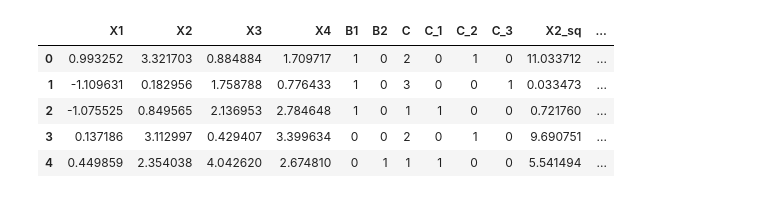
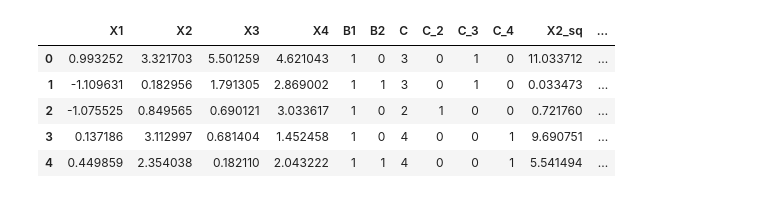
Before and after one commit to FbStatsQuant/Linear-Regression-Analysis, a Jupyter notebook: Regression_Analysis.ipynb, the cells around one changed output. Saved outputs shown, nothing was run; the diff lists cells and outputs as text; code cells hidden in the pictures.

```diff
--- a/Regression_Analysis.ipynb
+++ b/Regression_Analysis.ipynb
@@ -32,35 +28,35 @@ plt.show()
-# %%
-X3 = rng.gamma(shape = 2, scale = 1, size = n)
-X4 = rng.gamma(shape=5, scale = 0.5, size = n)
-
-B1 = rng.binomial(n=1, p=0.5, size=n)
-B2 = rng.binomial(n=1, p=0.2, size=n)
-
-C = rng.choice([0,1,2,3], size = n, p = [0.1, 0.3, 0.4, 0.2])
-
-# Combine all predictors
-data = pd.DataFrame({
-    "X1": X1,
-    "X2": X2,
-    "X3": X3,
-    "X4": X4,
-    "B1": B1,
-    "B2": B2,
-    "C": C
-})
-
-dummies_C = pd.get_dummies(data['C'], prefix='C', drop_first=True).astype(int)
-
-data_full = pd.concat([data, dummies_C], axis = 1)
-
-data_full['X2_sq'] = data['X2']**2
-data_full['X1_B1'] = data_full['X1']*data_full['B1']
-
-data_full.head()
-# %% [output]
-|  | X1 | X2 | X3 | X4 | B1 | B2 | C | C_1 | C_2 | C_3 | X2_sq | ... |
-| 0 | 0.993252 | 3.321703 | 0.884884 | 1.709717 | 1 | 0 | 2 | 0 | 1 | 0 | 11.033712 | ... |
-| 1 | -1.109631 | 0.182956 | 1.758788 | 0.776433 | 1 | 0 | 3 | 0 | 0 | 1 | 0.033473 | ... |
-| 2 | -1.075525 | 0.849565 | 2.136953 | 2.784648 | 1 | 0 | 1 | 1 | 0 | 0 | 0.721760 | ... |
-| 3 | 0.137186 | 3.112997 | 0.429407 | 3.399634 | 0 | 0 | 2 | 0 | 1 | 0 | 9.690751 | ... |
-| 4 | 0.449859 | 2.354038 | 4.042620 | 2.674810 | 0 | 1 | 1 | 1 | 0 | 0 | 5.541494 | ... |
+# %%
+X3 = rng.gamma(shape=2, scale=1, size=n)
+X4 = rng.gamma(shape=5, scale=0.5, size = n)
+
+B1 = rng.binomial(n=1, p=0.5, size=n)
+B2 = rng.binomial(n=1, p=0.2, size=n)
+
+C = rng.choice([1,2,3,4], p = [0.1, 0.3, 0.4, 0.2], size = n)
+
+data = pd.DataFrame({
+    "X1": X1,
+    "X2": X2,
+    "X3": X3,
+    "X4": X4,
+    "B1": B1,
+    "B2": B2,
+    "C": C
+})
+
+
+dummies_C = pd.get_dummies(data['C'], prefix='C', drop_first=True).astype(int)
+
+data_full = pd.concat([data, dummies_C], axis = 1)
+
+data_full['X2_sq'] = data_full['X2']**2
+data_full['X1_B1'] = data_full['X1']*data_full['B1']
+
+data_full.head()
+# %% [output]
+|  | X1 | X2 | X3 | X4 | B1 | B2 | C | C_2 | C_3 | C_4 | X2_sq | ... |
+| 0 | 0.993252 | 3.321703 | 5.501259 | 4.621043 | 1 | 0 | 3 | 0 | 1 | 0 | 11.033712 | ... |
+| 1 | -1.109631 | 0.182956 | 1.791305 | 2.869002 | 1 | 1 | 3 | 0 | 1 | 0 | 0.033473 | ... |
+| 2 | -1.075525 | 0.849565 | 0.690121 | 3.033617 | 1 | 0 | 2 | 1 | 0 | 0 | 0.721760 | ... |
+| 3 | 0.137186 | 3.112997 | 0.681404 | 1.452458 | 1 | 0 | 4 | 0 | 0 | 1 | 9.690751 | ... |
+| 4 | 0.449859 | 2.354038 | 0.182110 | 2.043222 | 1 | 1 | 4 | 0 | 0 | 1 | 5.541494 | ... |
```
Also changed, not shown: parts of 6 cells of this notebook.
